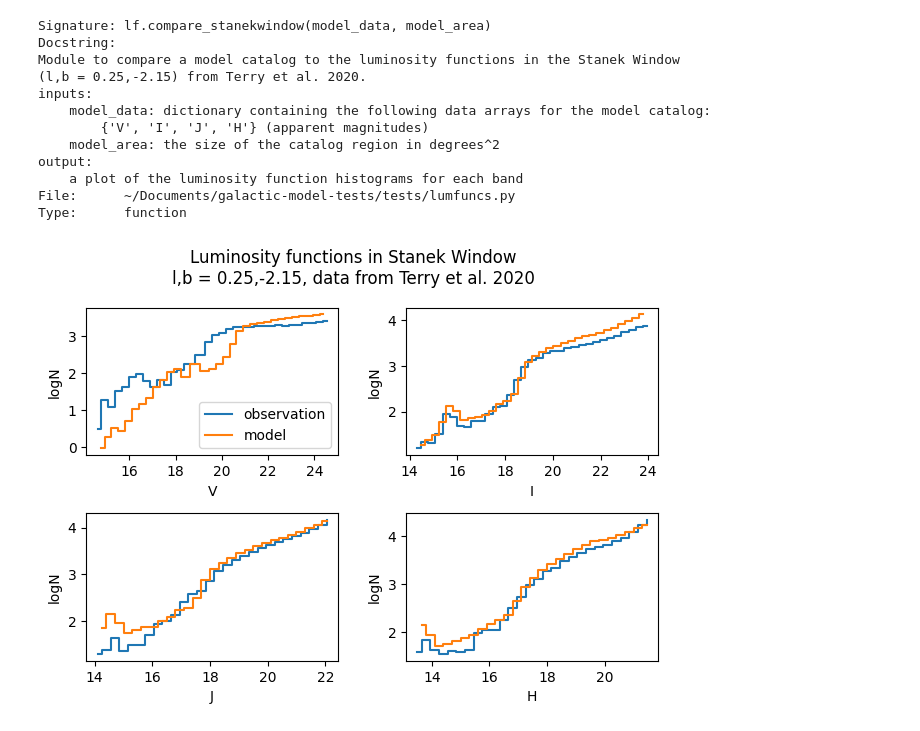
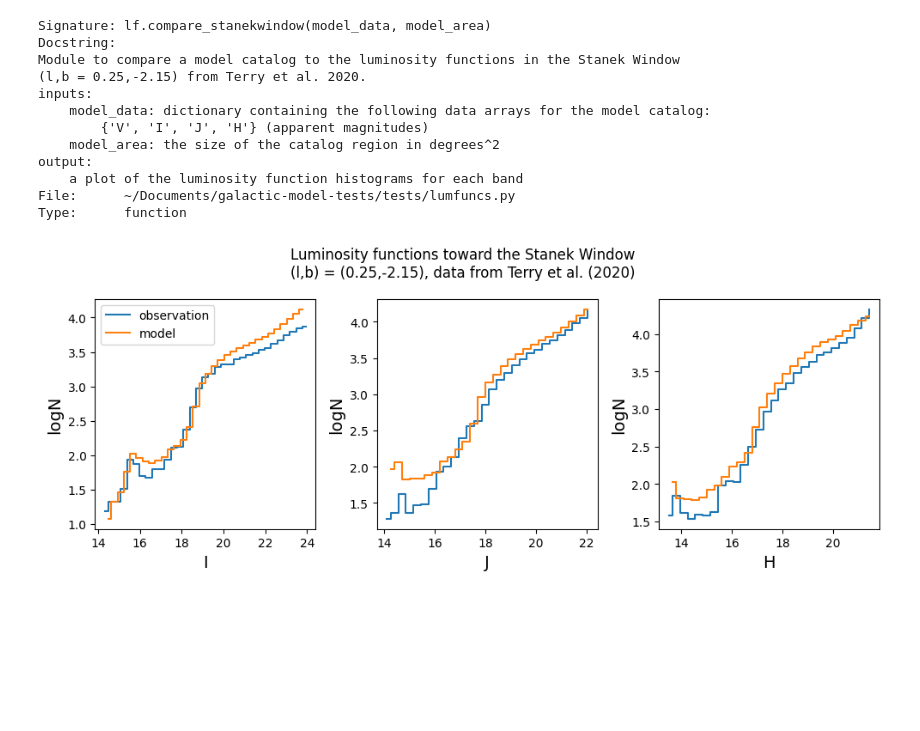
Before and after one commit to synthpop-galaxy/synthpop-model-eval, a Jupyter notebook: synthpop_test_examples.ipynb, the cells around one changed output. Saved outputs shown, nothing was run; the diff lists cells and outputs as text; code cells hidden in the pictures; blank space fills up the shorter version.

```diff
--- a/synthpop_test_examples.ipynb
+++ b/synthpop_test_examples.ipynb
@@ -6,6 +10,5 @@ import tests.lumfuncs as lf
 # %%
-mod_dat = pd.read_csv('../synthpop/outputfiles/hst_bulge_treasury_sim/Huston2023_l0.250_b-2.150.csv')
-mod_dat2 = pd.read_csv('../synthpop/outputfiles/hst_bulge_treasury_sim/Huston2023_nsd_l0.250_b-2.150.csv')
+mod_dat = pd.read_csv('outputfiles/hst_bt/Huston2025_l0.250_b-2.150.csv')
 # %%
 lf?
 # %% [output]
@@ -33,7 +36,8 @@ output:
 File:      ~/Documents/galactic-model-tests/tests/lumfuncs.py
 Type:      function
 # %%
-lf.compare_stanekwindow({'V':mod_dat['WFC3_UVIS_F555W'], 'I':mod_dat['WFC3_UVIS_F814W'],
-                     'J':mod_dat['WFC3_IR_F110W'], 'H':mod_dat['WFC3_IR_F160W']},0.002)
+lf.compare_stanekwindow_v2({'V':mod_dat['WFC3_UVIS_F555W'], 'I':mod_dat['WFC3_UVIS_F814W'],
+                     'J':mod_dat['WFC3_IR_F110W'], 'H':mod_dat['WFC3_IR_F160W']},0.002,filt_cors=[1.249656, 2.377424, 3.492650])
+plt.savefig('figures/stanekwindow_lf.png')
 # %% [output]
-[figure, old version]
+[figure, new version]
```
Also changed, not shown: parts of 2 cells of this notebook, 4 other files.
